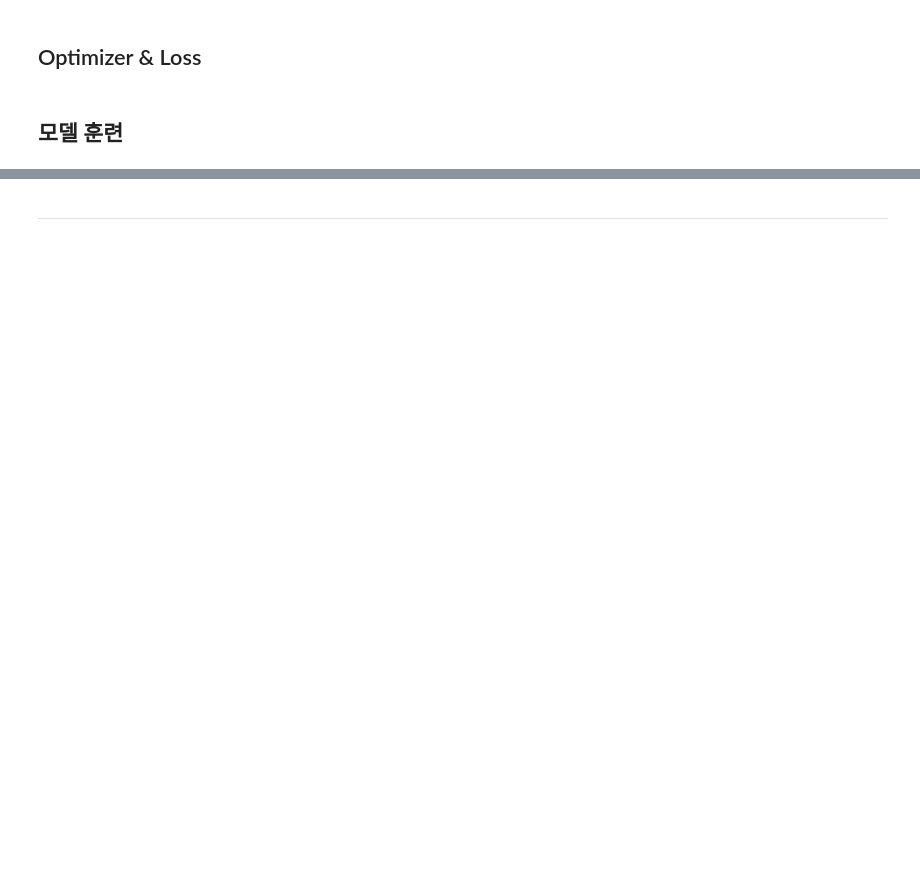
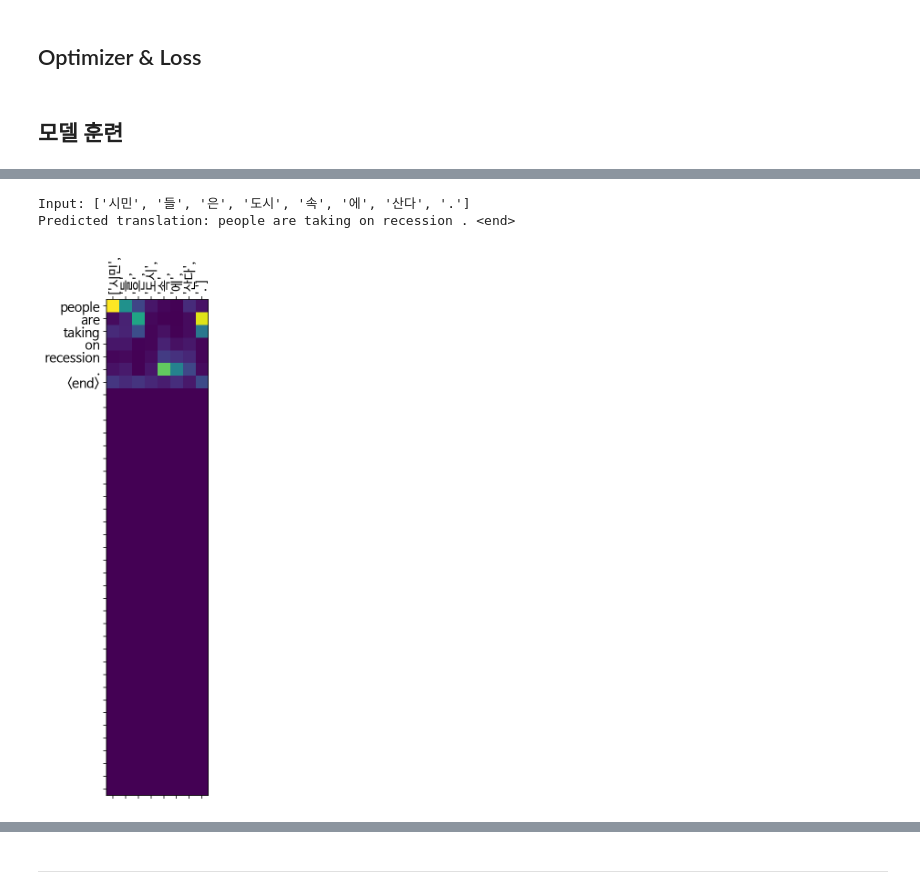
Before and after one commit to fbrlvy87/GoingDeeper, a Jupyter notebook: 08_GoingDeeper(NLP)_Project_Seq2seq.ipynb, the cells around one changed output, grey strips where cells are left out. Drawn from its saved outputs; the diff is of its cells as text; code cells hidden in the pictures; blank space fills up the shorter version.

```diff
--- a/08_GoingDeeper(NLP)_Project_Seq2seq.ipynb
+++ b/08_GoingDeeper(NLP)_Project_Seq2seq.ipynb
@@ -454,0 +441,6 @@ InvalidArgumentError: 2 root error(s) found.
+# %%
+translate("시민들은 도시 속에 산다.", encoder, decoder)
+# %% [output]
+Input: ['시민', '들', '은', '도시', '속', '에', '산다', '.']
+Predicted translation: people are taking on recession . <end>
+[figure, added]
```
Also changed, not shown: parts of 24 cells of this notebook.
